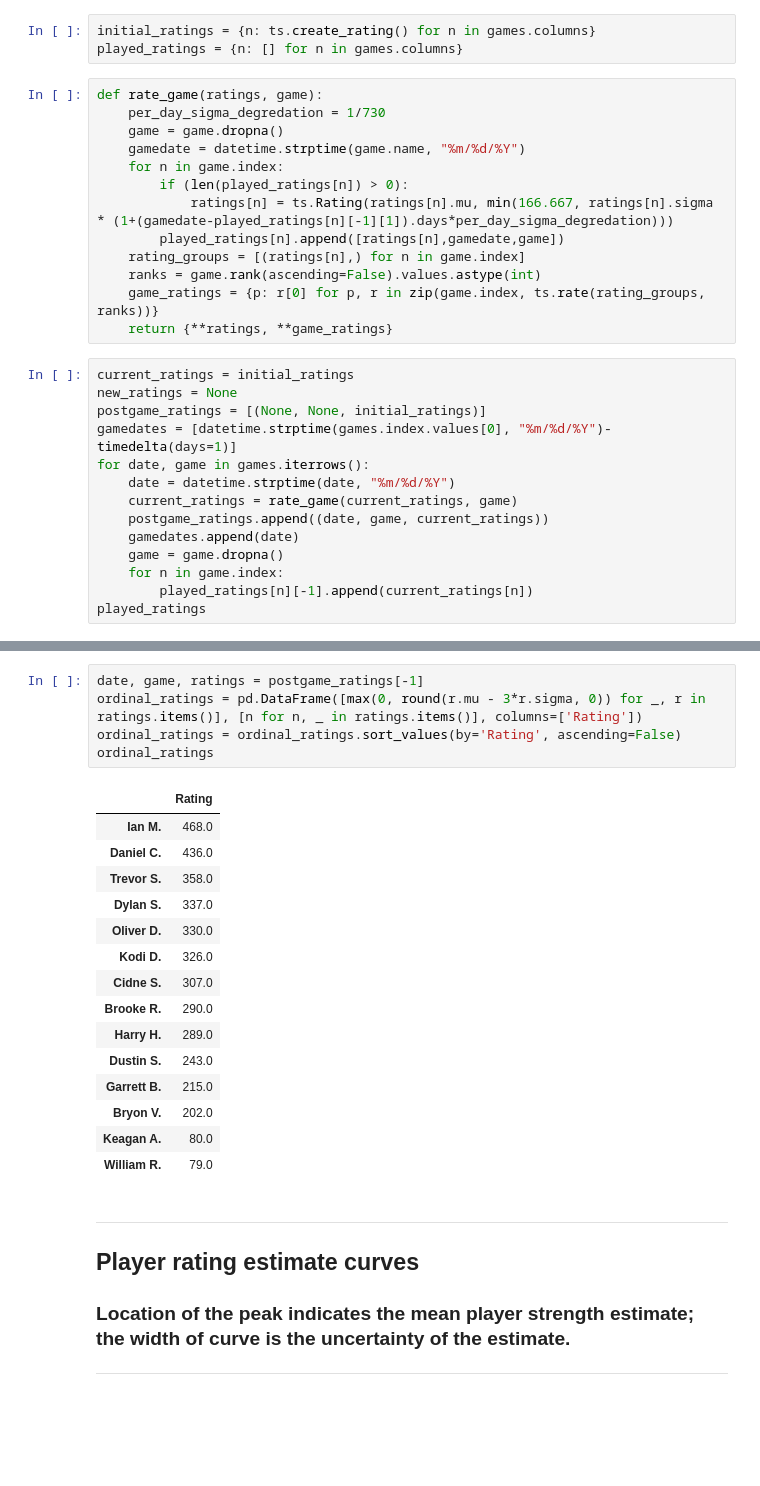
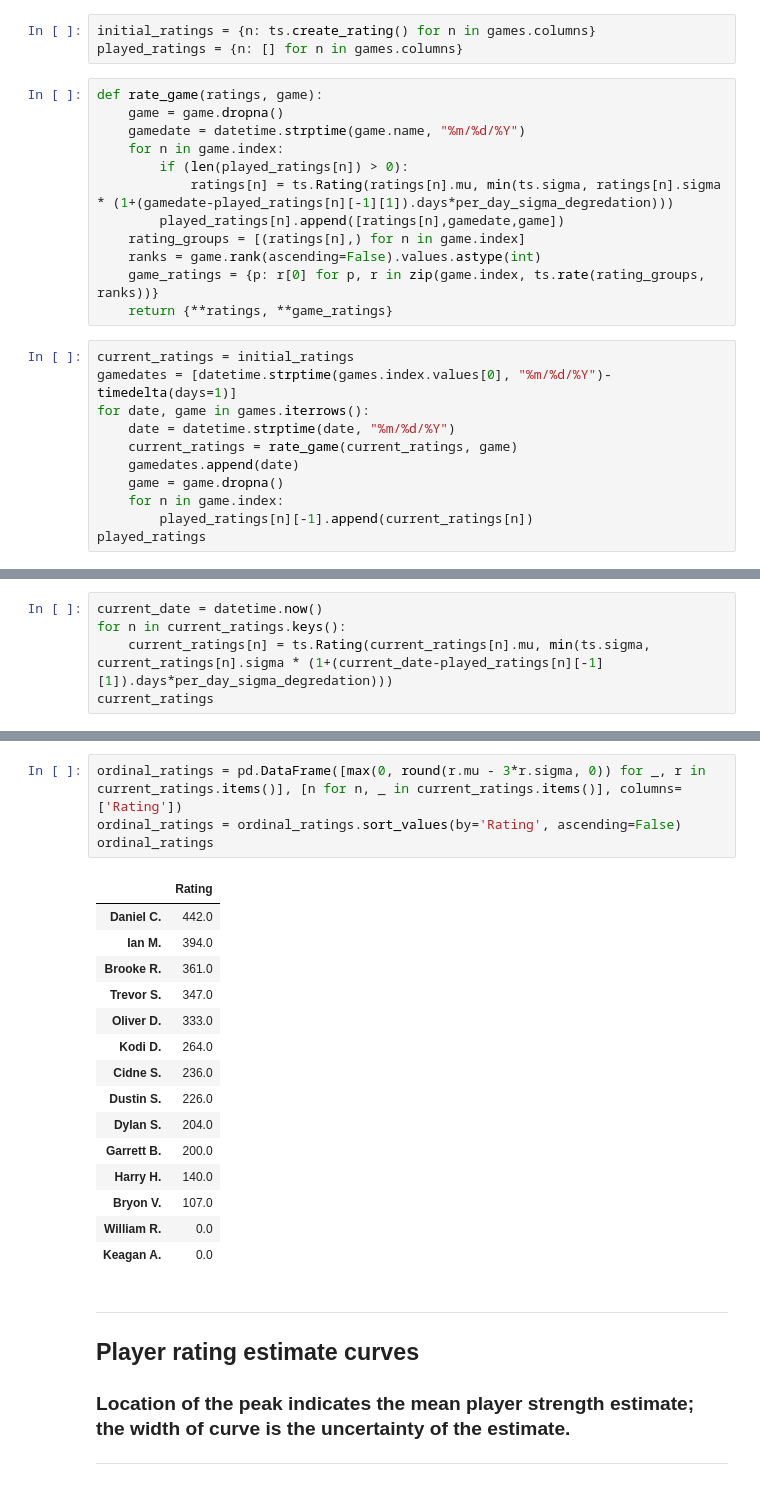
Before and after one commit to ThePlaidMentat/warrank, a Jupyter notebook: WarRankTrueSkill.ipynb, the cells around one changed output, grey strips where cells are left out. Drawn from its saved outputs; the diff is of its cells as text; blank space fills up the shorter version.

```diff
--- a/WarRankTrueSkill.ipynb
+++ b/WarRankTrueSkill.ipynb
@@ -99,12 +100,11 @@ initial_ratings = {n: ts.create_rating() for n in games.columns}
 played_ratings = {n: [] for n in games.columns}
 # %%
 def rate_game(ratings, game):
-    per_day_sigma_degredation = 1/730
     game = game.dropna()
     gamedate = datetime.strptime(game.name, "%m/%d/%Y")
     for n in game.index:
         if (len(played_ratings[n]) > 0):
-            ratings[n] = ts.Rating(ratings[n].mu, min(166.667, ratings[n].sigma * (1+(gamedate-played_ratings[n][-1][1]).days*per_day_sigma_degredation)))
+            ratings[n] = ts.Rating(ratings[n].mu, min(ts.sigma, ratings[n].sigma * (1+(gamedate-played_ratings[n][-1][1]).days*per_day_sigma_degredation)))
         played_ratings[n].append([ratings[n],gamedate,game])
     rating_groups = [(ratings[n],) for n in game.index]
     ranks = game.rank(ascending=False).values.astype(int)
@@ -112,13 +112,10 @@ def rate_game(ratings, game):
     return {**ratings, **game_ratings}
 # %%
 current_ratings = initial_ratings
-new_ratings = None
-postgame_ratings = [(None, None, initial_ratings)]
 gamedates = [datetime.strptime(games.index.values[0], "%m/%d/%Y")-timedelta(days=1)]
 for date, game in games.iterrows():
     date = datetime.strptime(date, "%m/%d/%Y")
     current_ratings = rate_game(current_ratings, game)
-    postgame_ratings.append((date, game, current_ratings))
     gamedates.append(date)
     game = game.dropna()
     for n in game.index:
@@ -142,3 +139,8 @@ played_ratings
    Dustin S.    0.0
    Name: 7/7/2019, dtype: float64,
    trueskill.Rating(mu=545.617, sigma=101.020)]]}
+# %%
+current_date = datetime.now()
+for n in current_ratings.keys():
+    current_ratings[n] = ts.Rating(current_ratings[n].mu, min(ts.sigma, current_ratings[n].sigma * (1+(current_date-played_ratings[n][-1][1]).days*per_day_sigma_degredation)))
+current_ratings
@@ -145,24 +162,23 @@ played_ratings
 # %%
-date, game, ratings = postgame_ratings[-1]
-ordinal_ratings = pd.DataFrame([max(0, round(r.mu - 3*r.sigma, 0)) for _, r in ratings.items()], [n for n, _ in ratings.items()], columns=['Rating'])
+ordinal_ratings = pd.DataFrame([max(0, round(r.mu - 3*r.sigma, 0)) for _, r in current_ratings.items()], [n for n, _ in current_ratings.items()], columns=['Rating'])
 ordinal_ratings = ordinal_ratings.sort_values(by='Rating', ascending=False)
 ordinal_ratings
 # %% [output]
 |  | Rating |
-| Ian M. | 468.0 |
-| Daniel C. | 436.0 |
-| Trevor S. | 358.0 |
-| Dylan S. | 337.0 |
-| Oliver D. | 330.0 |
-| Kodi D. | 326.0 |
-| Cidne S. | 307.0 |
-| Brooke R. | 290.0 |
-| Harry H. | 289.0 |
-| Dustin S. | 243.0 |
-| Garrett B. | 215.0 |
-| Bryon V. | 202.0 |
-| Keagan A. | 80.0 |
-| William R. | 79.0 |
+| Daniel C. | 442.0 |
+| Ian M. | 394.0 |
+| Brooke R. | 361.0 |
+| Trevor S. | 347.0 |
+| Oliver D. | 333.0 |
+| Kodi D. | 264.0 |
+| Cidne S. | 236.0 |
+| Dustin S. | 226.0 |
+| Dylan S. | 204.0 |
+| Garrett B. | 200.0 |
+| Harry H. | 140.0 |
+| Bryon V. | 107.0 |
+| William R. | 0.0 |
+| Keagan A. | 0.0 |
 # %% [markdown]
 ---
 ## Player rating estimate curves
```
Also changed, not shown: parts of 10 cells of this notebook.
